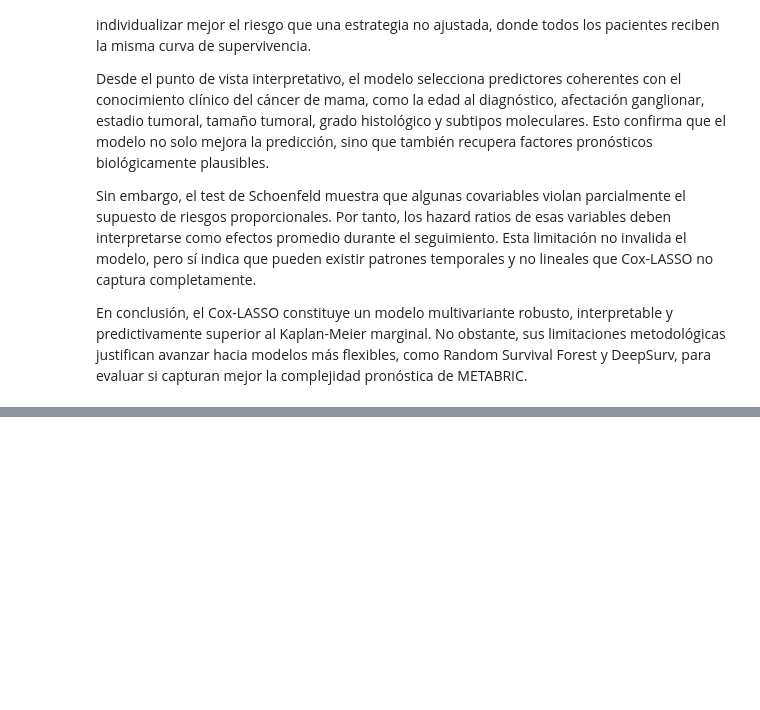
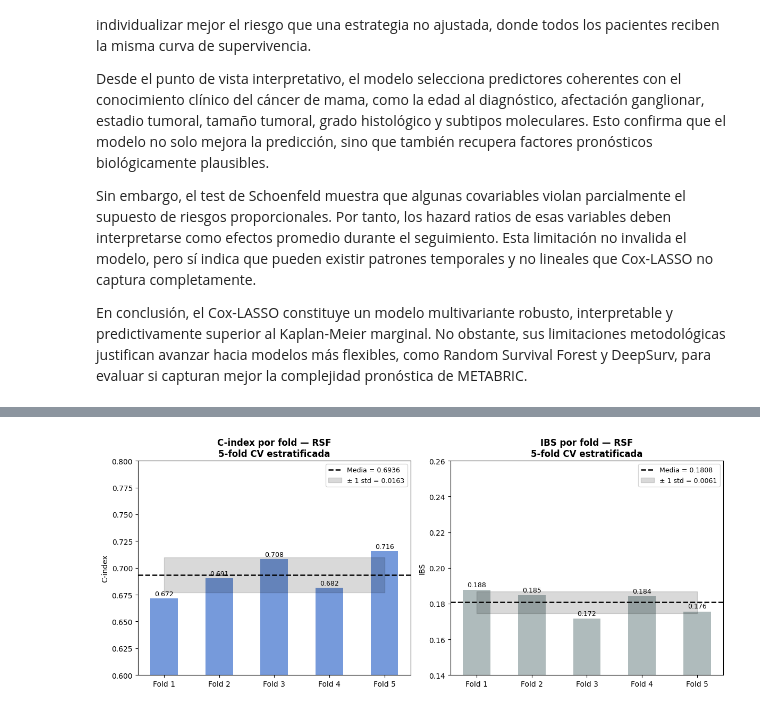
Before and after one commit to JulioUQ/TFM---Analisis-de-supervivencia-del-cancer, a Jupyter notebook: Modulo 3 - Diseño e implementacion del trabajo/code/METABRIC_Diseño_Implementacion_Modelos_inprogress.ipynb, the cells around one changed output, grey strips where cells are left out. Saved outputs shown, nothing was run; the diff lists cells and outputs as text; code cells hidden in the pictures; blank space fills up the shorter version.

```diff
--- a/Modulo 3 - Diseño e implementacion del trabajo/code/METABRIC_Diseño_Implementacion_Modelos_inprogress.ipynb
+++ b/Modulo 3 - Diseño e implementacion del trabajo/code/METABRIC_Diseño_Implementacion_Modelos_inprogress.ipynb
@@ -1336,0 +1847,35 @@ En conclusión, el Cox-LASSO constituye un modelo multivariante robusto, interpr
+# %%
+# ── Visualización de los resultados por fold ──────────────────────────────────
+fig, axes = plt.subplots(1, 2, figsize=(12, 5))
+
+for ax, values, label, color, ymin, ymax in zip(
+    axes,
+    [ci_cv,  ibs_cv],
+    ['C-index', 'IBS'],
+    [PALETTE['rsf'], PALETTE['km']],
+    [0.60, 0.14],
+    [0.80, 0.26],
+):
+    folds = [f'Fold {i+1}' for i in range(K_FOLDS)]
+    bars  = ax.bar(folds, values, color=color, alpha=0.75, width=0.5)
+    ax.axhline(np.mean(values), linestyle='--', linewidth=1.8,
+               color='black', label=f'Media = {np.mean(values):.4f}')
+    ax.fill_between(
+        range(K_FOLDS),
+        np.mean(values) - np.std(values),
+        np.mean(values) + np.std(values),
+        alpha=0.15, color='black', label=f'± 1 std = {np.std(values):.4f}'
+    )
+    for bar, val in zip(bars, values):
+        ax.text(bar.get_x() + bar.get_width()/2, val + 0.001,
+                f'{val:.3f}', ha='center', va='bottom', fontsize=9)
+    ax.set_title(f'{label} por fold — RSF\n5-fold CV estratificada', fontweight='bold')
+    ax.set_ylabel(label)
+    ax.set_ylim(ymin, ymax)
+    ax.legend(fontsize=9)
+
+plt.tight_layout()
+plt.savefig(r'../images/Modelos/RSF/rsf_cv_folds.png', dpi=150, bbox_inches='tight')
+plt.show()
+# %% [output]
+[figure, added]
```
Also changed, not shown: parts of 43 cells of this notebook, 10 other files.
